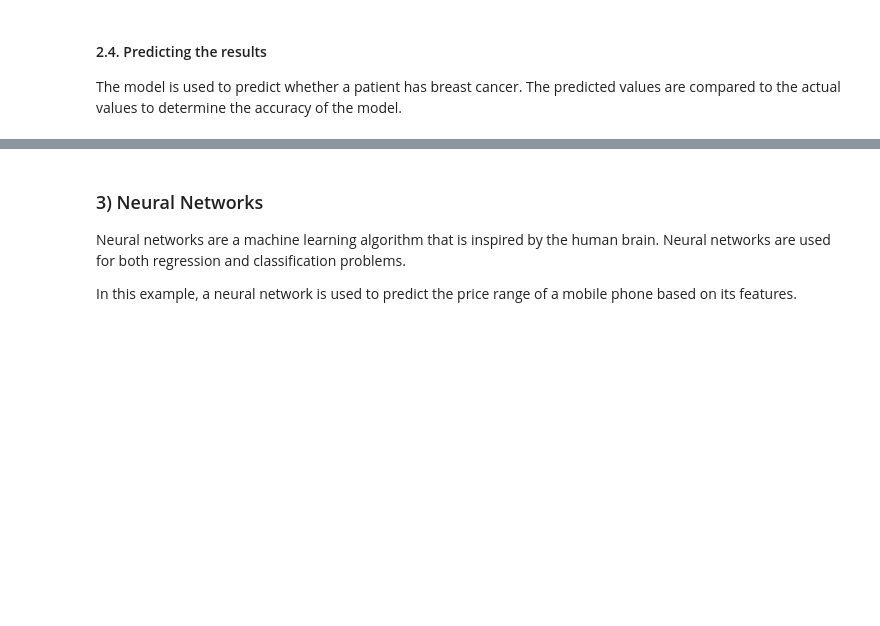
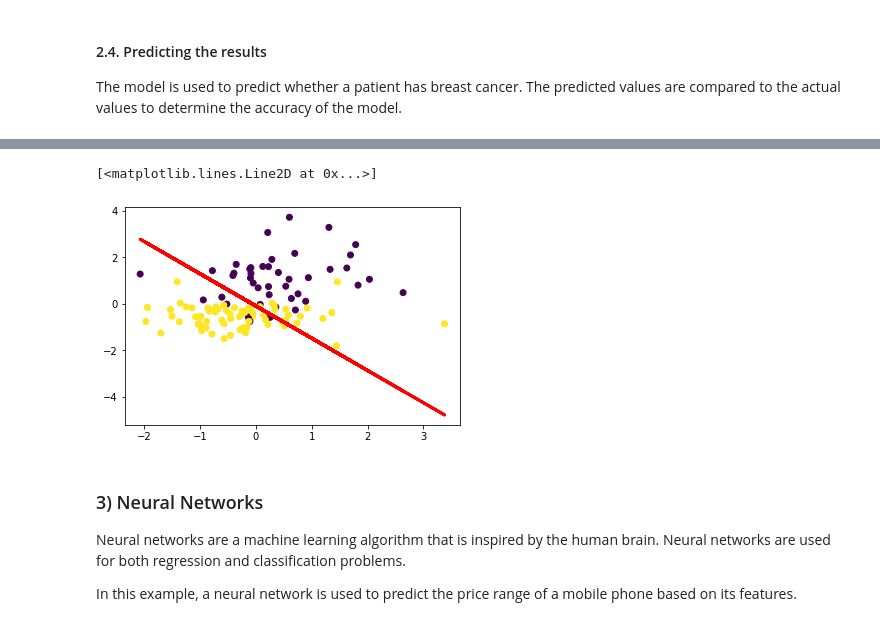
Before and after one commit to Romario-Stankovic/MachineLearningModels, a Jupyter notebook: exam.ipynb, the cells around one changed output, grey strips where cells are left out. Drawn from its saved outputs; the diff is of its cells as text; code cells hidden in the pictures; blank space fills up the shorter version.

```diff
--- a/exam.ipynb
+++ b/exam.ipynb
@@ -575,3 +587,10 @@ print(sum(y_pred == y_test) / len(y_test))
+# %%
+W = model.coef
+plt.scatter(x_test[:, 1], x_test[:, 2], c=y_pred)
+plt.plot(x_test[:, 1], (W[0] + W[2] * x_test[:, 1]), c='red', linewidth=3)
+# %% [output]
+[<matplotlib.lines.Line2D at 0x...>]
+[figure, added]
 # %% [markdown]
 ### 3) Neural Networks
 
```
Also changed, not shown: parts of 14 cells of this notebook.
